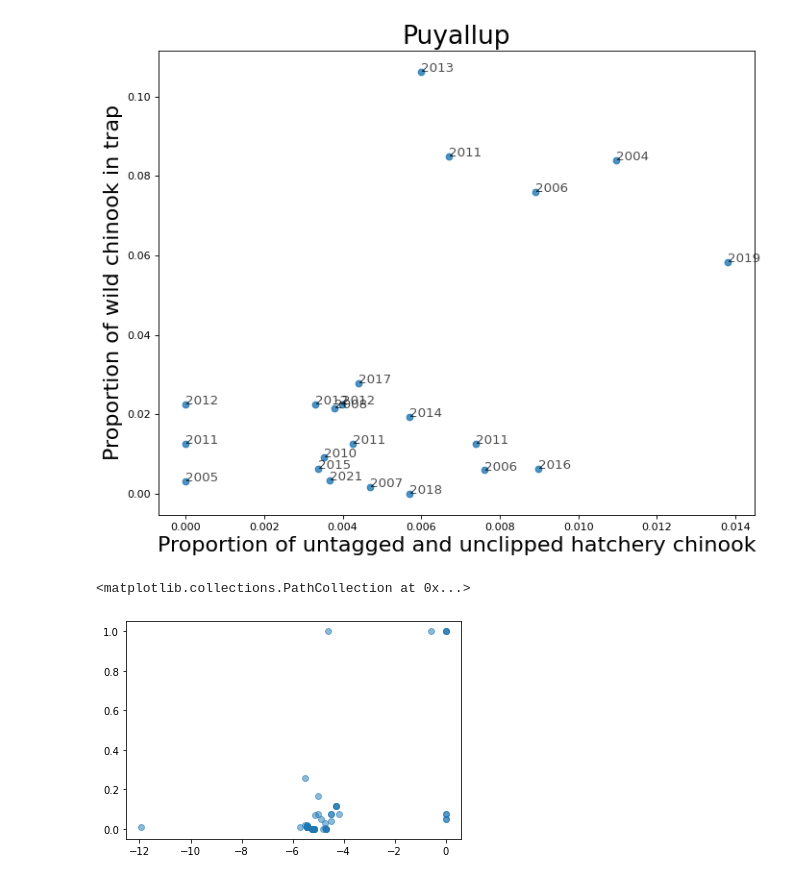
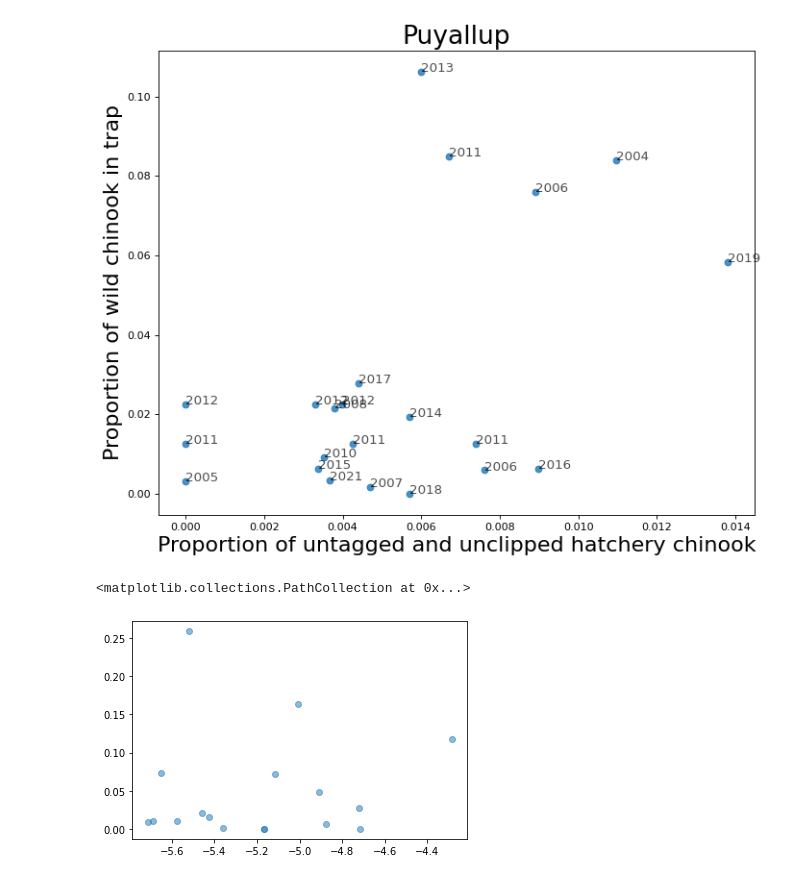
Before and after one commit to maria-kuruvilla/pied_piper, a Jupyter notebook: puyallup_rmis.ipynb, the cells around one changed output. Drawn from its saved outputs; the diff is of its cells as text; code cells hidden in the pictures.

Commit message:
saved datasets with rmis data with unmarked hatchery

```diff
--- a/puyallup_rmis.ipynb
+++ b/puyallup_rmis.ipynb
@@ -12,7 +12,7 @@ if platform == "linux" or platform == "linux2":
     output_string = "/home/maria/Documents/output/pied_piper/puyallup/"
 
 elif platform == "win32"or platform == "win64":
-    data_string = "C:/Users/maria/OneDrive/Documents/data/pied_piper/"
+    data_string = "C:/Users/maria/OneDrive/Documents/data/pied_piper/puyallup/"
     output_string = "C:/Users/maria/OneDrive/Documents/output/pied_piper/puyallup/"
 # %%
 df = pd.read_csv("https://www.rmis.org/reports/CSV17200.txt")
@@ -229,12 +229,12 @@ df_merged['chinook0_wild_prop'] = df_merged['chinook0_wild_num']/(
 # %%
 #make scatter plot of prop wild and prop_untagged_unclipped
 
-plt.scatter(np.log(df_merged['prop_untagged_unclipped']), df_merged['chinook0_wild_prop'], alpha = 0.5)
+plt.scatter(np.log(df_merged['prop_unmarked']), df_merged['chinook0_wild_prop'], alpha = 0.5)
 # plt.xlim([-0.001,0.02])
 # plt.ylim([-0.01,0.4])
 # %% [output]
 <matplotlib.collections.PathCollection at 0x...>
-[figure, old version]
+[figure, new version]
 # %%
 #save file
 df_merged.to_csv(data_string+"puyallup_2004-2021_rmis.csv")
```
Also changed, not shown: parts of 1 cell of this notebook, 2 other files.
